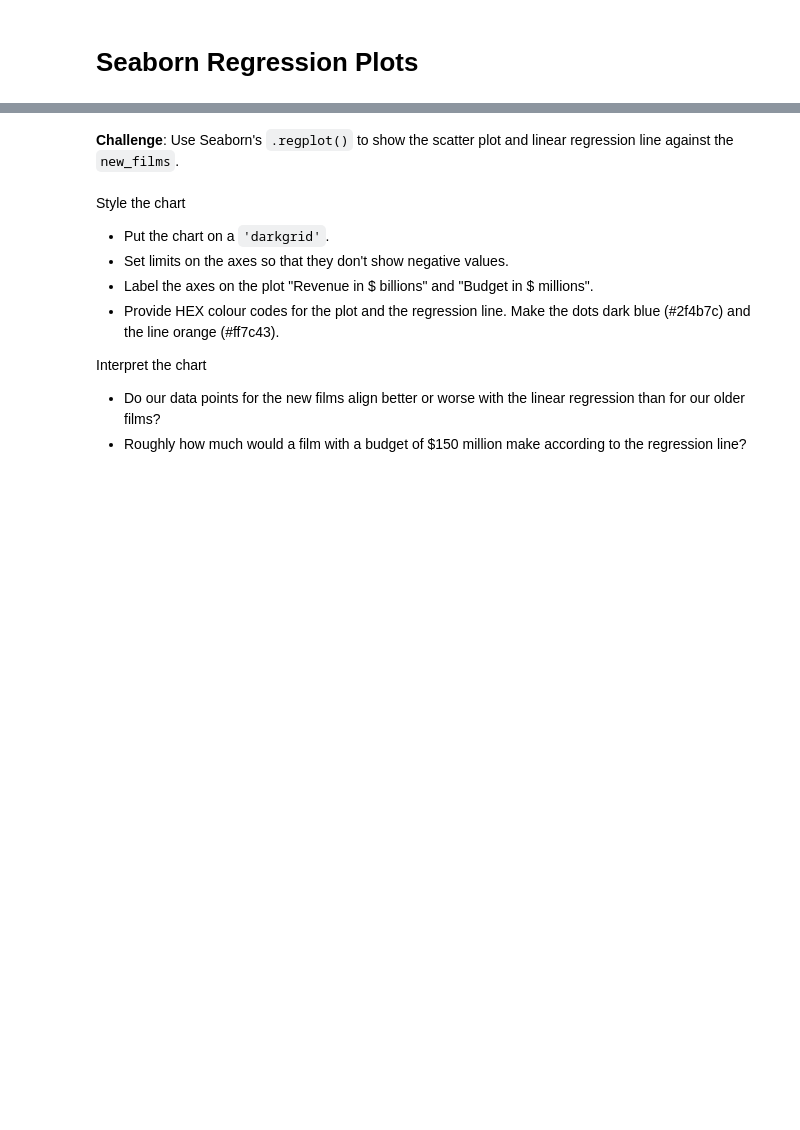
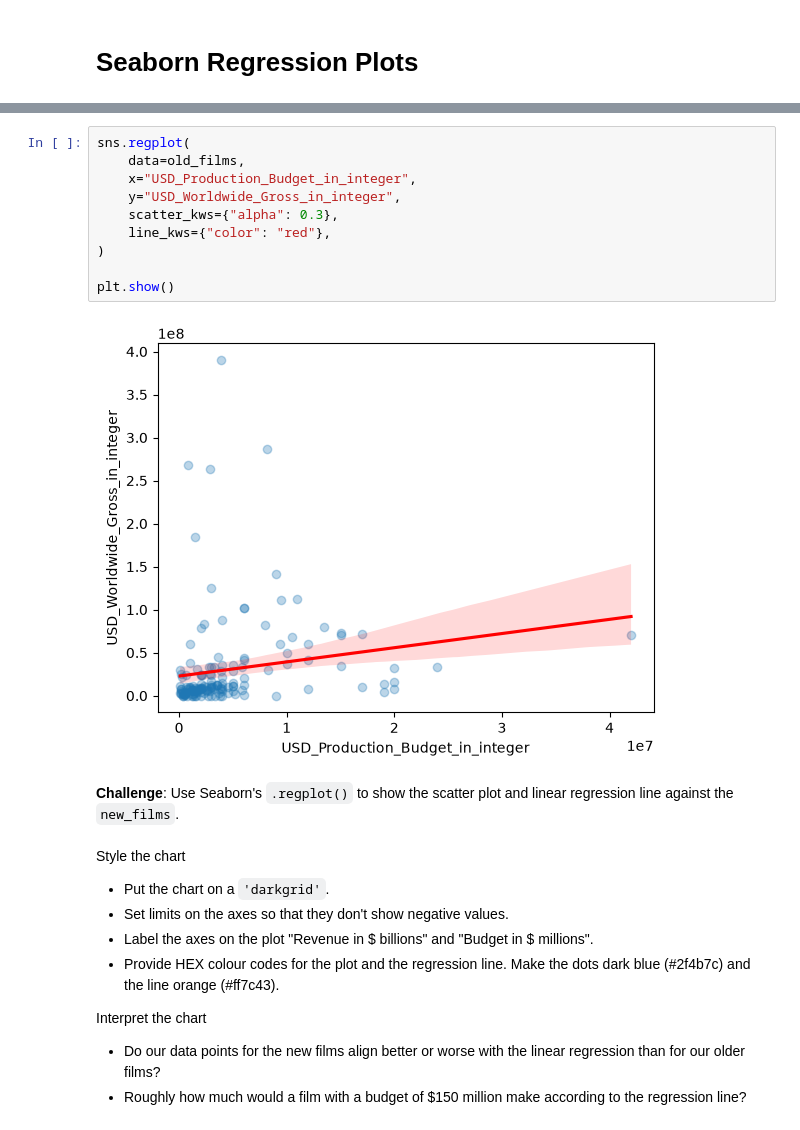
Before and after one commit to liuyushen123/Angela-s-100-Day-Python-Challenge, a Jupyter notebook: Day 78/Seaborn+Linear+Regression+(start)/Seaborn_and_Linear_Regression_(start).ipynb, the cells around one changed output, grey strips where cells are left out. Saved outputs shown, nothing was run; the diff lists cells and outputs as text; blank space fills up the shorter version.

```diff
--- a/Day 78/Seaborn+Linear+Regression+(start)/Seaborn_and_Linear_Regression_(start).ipynb
+++ b/Day 78/Seaborn+Linear+Regression+(start)/Seaborn_and_Linear_Regression_(start).ipynb
@@ -344,3 +514,15 @@ Here's how:
+# %%
+sns.regplot(
+    data=old_films,
+    x="USD_Production_Budget_in_integer",
+    y="USD_Worldwide_Gross_in_integer",
+    scatter_kws={"alpha": 0.3},
+    line_kws={"color": "red"},
+)
+
+plt.show()
+# %% [output]
+[figure, added]
 # %% [markdown]
 **Challenge**: Use Seaborn's `.regplot()` to show the scatter plot and linear regression line against the `new_films`.
 <br>
```
Also changed, not shown: parts of 24 cells of this notebook.
